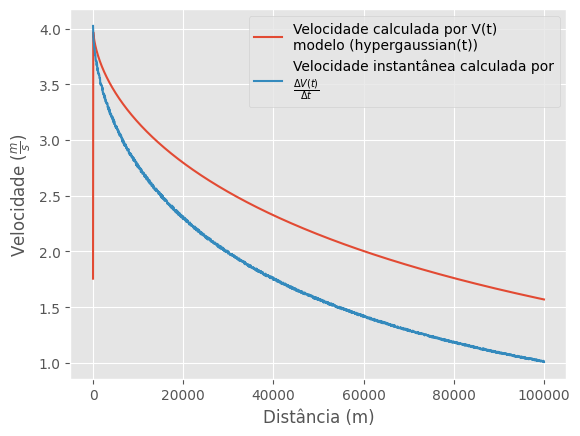
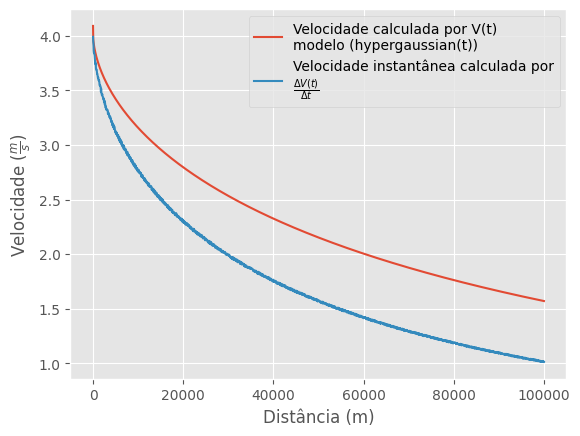
Unified diff of the notebook cell whose output changed from the first chart to the second:
--- before
+++ after
@@ -1,5 +1,5 @@
 model = "hypergaussian(t)"
 
-Xs = np.linspace(0.00001,100000,num=2000)
+Xs = np.linspace(0.001,100000,num=2000)
 Ys = np.array([
     get_velocity_by_distance(x, hypergaussian, popt_hyp)['velocidade_media_ms']
@@ -33,2 +33,3 @@
 plt.xlabel("Distância (m)")
 plt.ylabel(r"Velocidade ($\frac{m}{s}$)")
+plt.show()

Commit: Update .gitignore